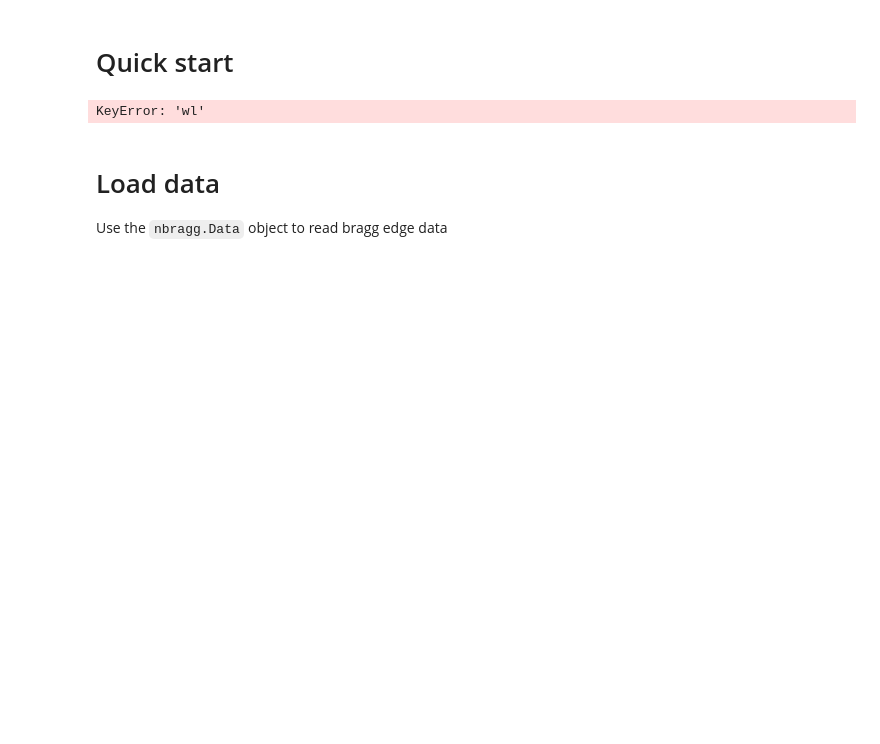
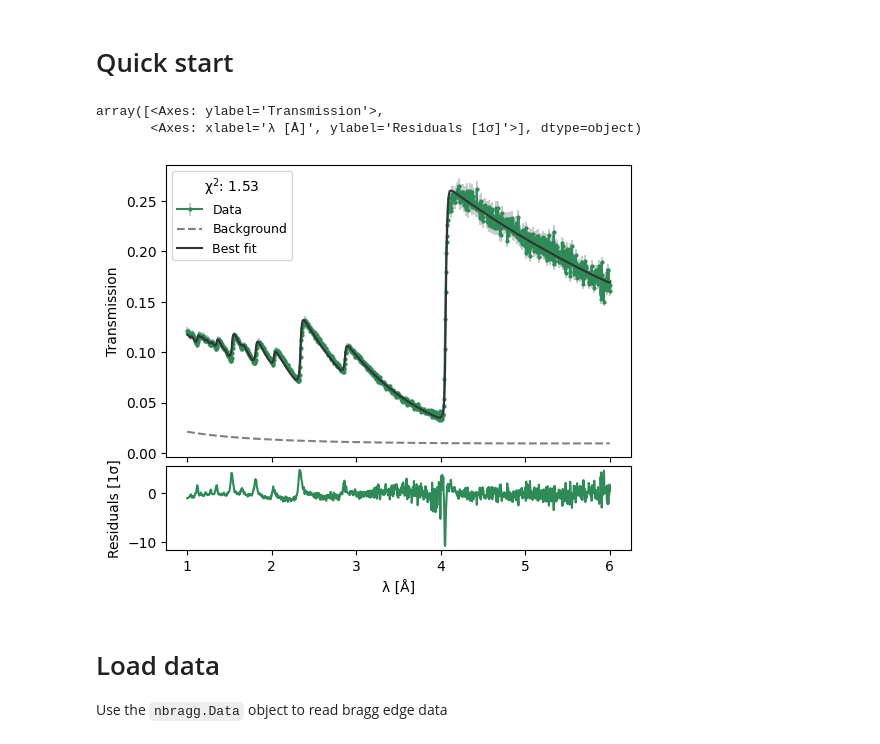
Before and after one commit to TsvikiHirsh/nbragg, a Jupyter notebook: notebooks/nbragg_tutorial.ipynb, the cells around one changed output. Cells and saved outputs as stored; diff of their text form; code cells hidden in the pictures; blank space fills up the shorter version.

Commit message:
allow model to be run without response/background

```diff
--- a/notebooks/nbragg_tutorial.ipynb
+++ b/notebooks/nbragg_tutorial.ipynb
@@ -21,11 +21,13 @@ import nbragg
 # %%
 data = nbragg.Data.from_transmission("iron_powder.csv")                         # read data
 xs = nbragg.CrossSection.from_material("Fe_sg229_Iron-alpha.ncmat")             # define sample
-model = nbragg.TransmissionModel(xs,vary_background=True,vary_response=False)   # define model
-result = model.fit(model,wlmin=2,wlmax=)                                                       # perform fit
+model = nbragg.TransmissionModel(xs,vary_background=True,vary_response=True)   # define model
+result = model.fit(data)                                                        # perform fit
 result.plot()                                                                   # plot results
 # %% [output]
-KeyError: 'wl'
+array([<Axes: ylabel='Transmission'>,
+       <Axes: xlabel='λ [Å]', ylabel='Residuals [1σ]'>], dtype=object)
+[figure, added]
 # %% [markdown]
 # Load data
 Use the `nbragg.Data` object to read bragg edge data
```
Also changed, not shown: parts of 1 cell of this notebook, 1 other file.
